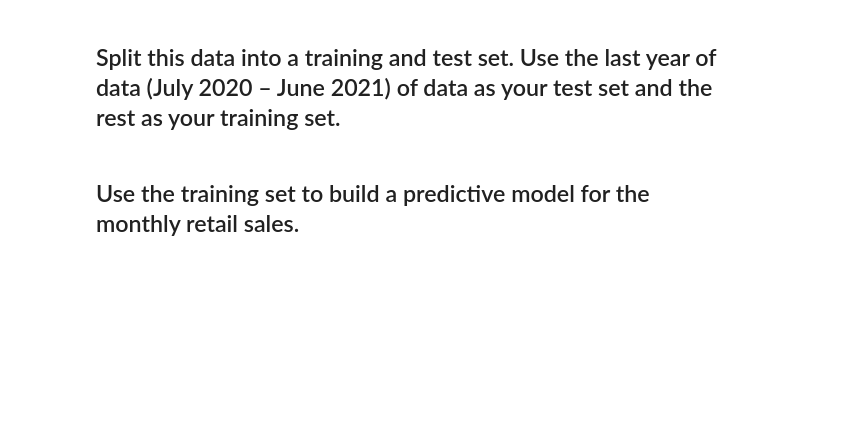
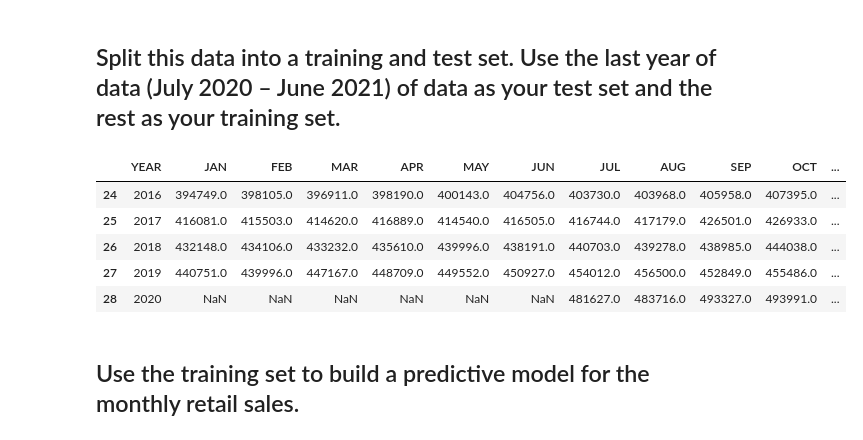
Before and after one commit to joshgreenert/Python-Projects, a Jupyter notebook: Predictive Analytics/Week_8/Assignment_8_JGreenert.ipynb, the cells around one changed output. Saved outputs shown, nothing was run; the diff lists cells and outputs as text; code cells hidden in the pictures; blank space fills up the shorter version.

```diff
--- a/Predictive Analytics/Week_8/Assignment_8_JGreenert.ipynb
+++ b/Predictive Analytics/Week_8/Assignment_8_JGreenert.ipynb
@@ -51,6 +51,43 @@ Similar to the previous observation, we see an almost identical dataset between
 ## Split this data into a training and test set. Use the last year of data (July 2020 – June 2021) of data as your test set and the rest as your training set.
 # %%
 # Set the data to the last year of the data.
+import warnings
+from pandas.core.common import SettingWithCopyWarning
+from sklearn.model_selection import train_test_split
+
+# Silence the warnings.
+warnings.simplefilter(action="ignore", category=SettingWithCopyWarning)
+
+# How to get july - june only?
+testData = df_sales[28:30]
+
+# Set the values for the beginning of the year to nan to have accurate test data.
+testData.at[28,'JAN'] = float('nan')
+testData.at[28,'FEB'] = float('nan')
+testData.at[28,'MAR'] = float('nan')
+testData.at[28,'APR'] = float('nan')
+testData.at[28,'MAY'] = float('nan')
+testData.at[28,'JUN'] = float('nan')
+
+# Train data setting
+trainData = df_sales[:29]
+
+# Set the values of the beginning of the test data to nan.
+trainData.at[28,'JAN'] = float('nan')
+trainData.at[28,'FEB'] = float('nan')
+trainData.at[28,'MAR'] = float('nan')
+trainData.at[28,'APR'] = float('nan')
+trainData.at[28,'MAY'] = float('nan')
+trainData.at[28,'JUN'] = float('nan')
+
+trainData.tail(5)
+# %% [output]
+|  | YEAR | JAN | FEB | MAR | APR | MAY | JUN | JUL | AUG | SEP | OCT | ... |
+| 24 | 2016 | 394749.0 | 398105.0 | 396911.0 | 398190.0 | 400143.0 | 404756.0 | 403730.0 | 403968.0 | 405958.0 | 407395.0 | ... |
+| 25 | 2017 | 416081.0 | 415503.0 | 414620.0 | 416889.0 | 414540.0 | 416505.0 | 416744.0 | 417179.0 | 426501.0 | 426933.0 | ... |
+| 26 | 2018 | 432148.0 | 434106.0 | 433232.0 | 435610.0 | 439996.0 | 438191.0 | 440703.0 | 439278.0 | 438985.0 | 444038.0 | ... |
+| 27 | 2019 | 440751.0 | 439996.0 | 447167.0 | 448709.0 | 449552.0 | 450927.0 | 454012.0 | 456500.0 | 452849.0 | 455486.0 | ... |
+| 28 | 2020 | NaN | NaN | NaN | NaN | NaN | NaN | 481627.0 | 483716.0 | 493327.0 | 493991.0 | ... |
 # %% [markdown]
 ## Use the training set to build a predictive model for the monthly retail sales.
 # %% [markdown]
```
